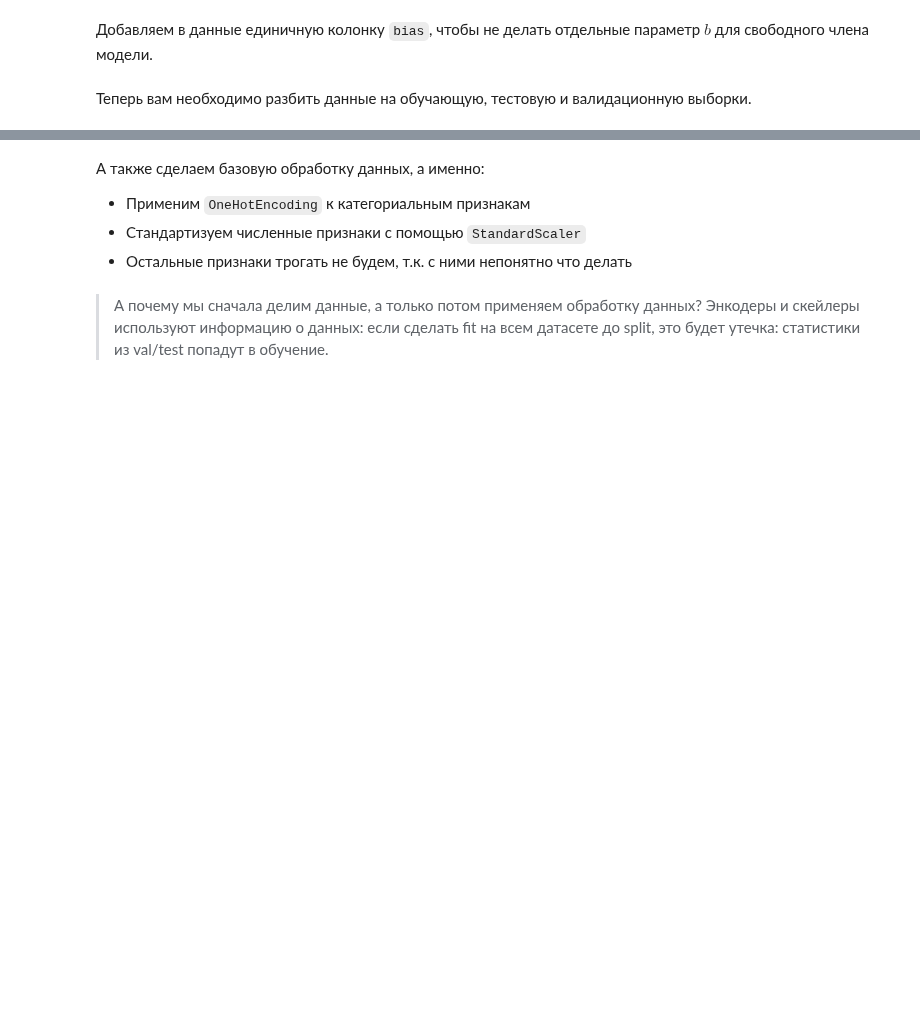
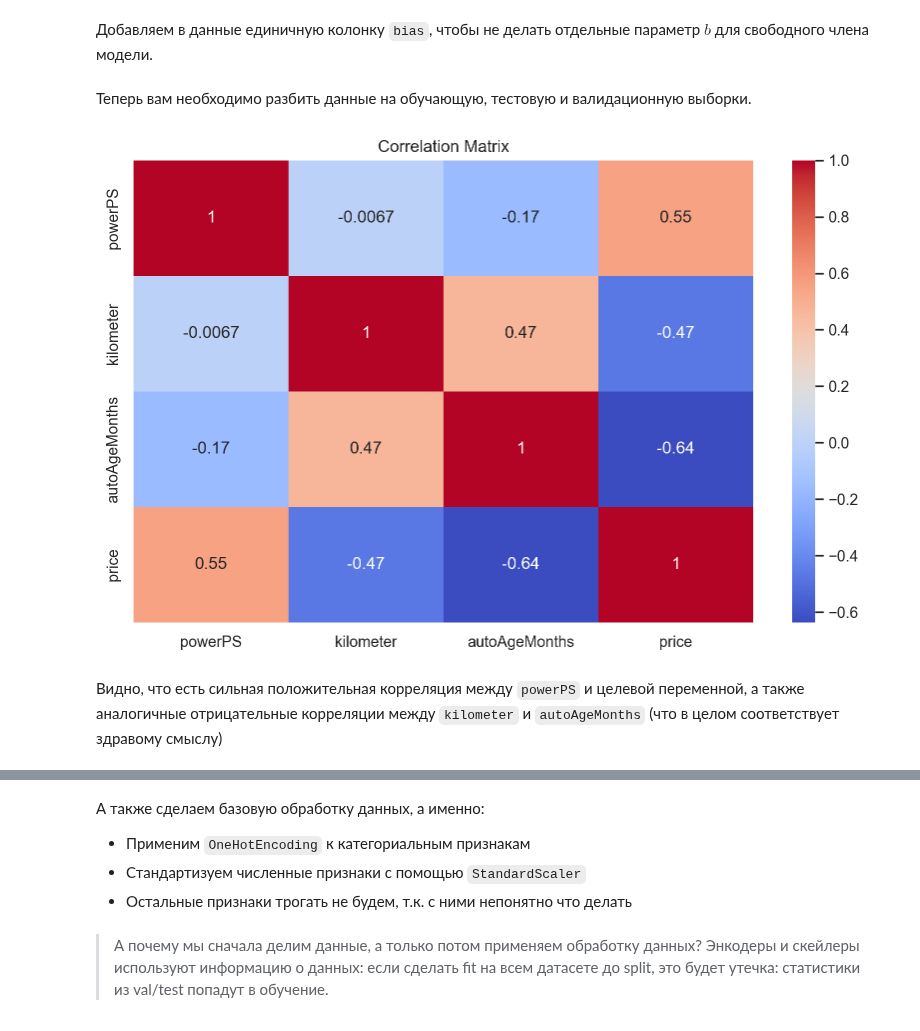
Before and after one commit to Expatq/machine-learning-1, a Jupyter notebook: ml1-2026-spring/homework-practice/homework-practice-02-gd/homework-practice-02-gd.ipynb, the cells around one changed output, grey strips where cells are left out. Cells and saved outputs as stored; diff of their text form; code cells hidden in the pictures; blank space fills up the shorter version.

````diff
--- a/ml1-2026-spring/homework-practice/homework-practice-02-gd/homework-practice-02-gd.ipynb
+++ b/ml1-2026-spring/homework-practice/homework-practice-02-gd/homework-practice-02-gd.ipynb
@@ -566,11 +657,9 @@ data.head()
 # %% [markdown]
 Разделите признаки на категориальные, числовые и ... все остальное
 # %%
-categorical = []
-numeric = []
+categorical = ["brand", "vehicleType", "gearbox", "fuelType", "notRepairedDamage"]
+numeric = ["powerPS", "kilometer", "autoAgeMonths"]
 other = []
-
-# YOUR CODE (EDA) HERE ٩(⁎❛ᴗ❛⁎)۶
 # %% [markdown]
 Добавляем в данные единичную колонку `bias`, чтобы не делать отдельные параметр $b$ для свободного члена модели.
 # %%
@@ -585,0 +678,9 @@ y = data['price']
+# %%
+plt.figure(figsize=(10, 6))
+sns.heatmap(data[numeric + ['price']].corr(), annot=True, cmap='coolwarm')
+plt.title("Correlation Matrix")
+plt.show()
+# %% [output]
+[figure, added]
+# %% [markdown]
+Видно, что есть сильная положительная корреляция между ```powerPS``` и целевой переменной, а также аналогичные отрицательные корреляции между ```kilometer``` и ```autoAgeMonths``` (что в целом соответствует здравому смыслу)
````
Also changed, not shown: parts of 49 cells of this notebook, 3 other files.
